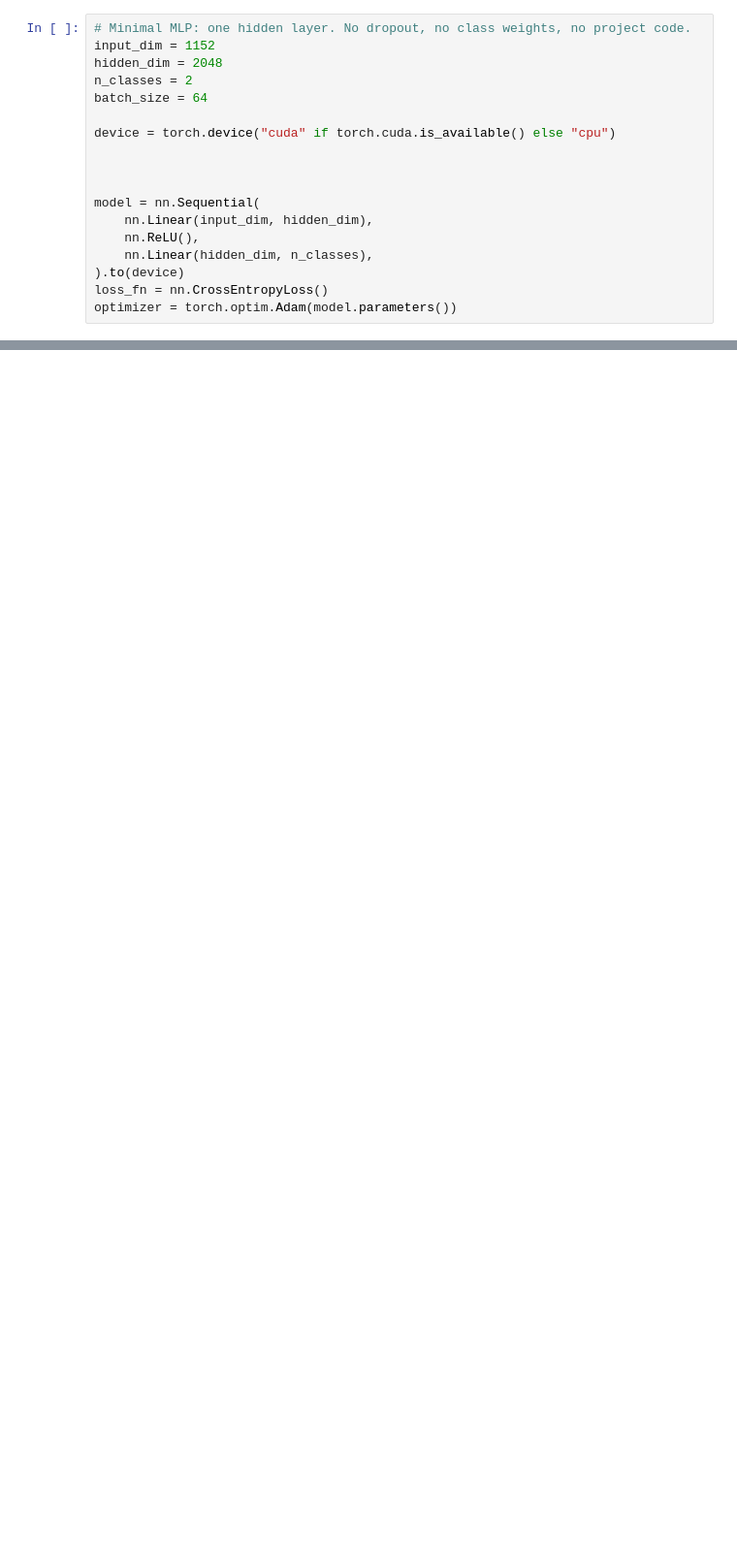
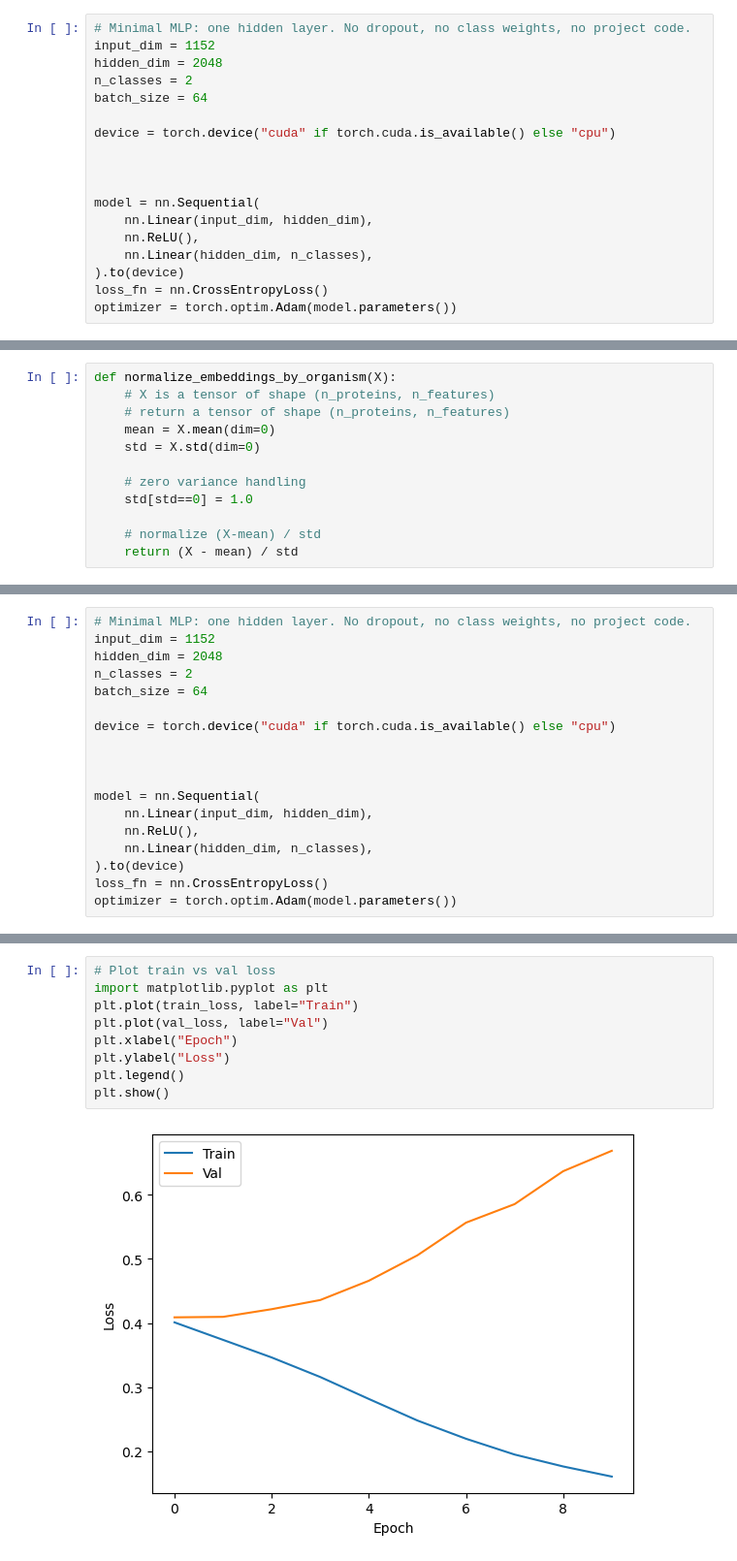
Before and after one commit to dylan33smith/GeneEssentiality, a Jupyter notebook: model2.ipynb, the cells around one changed output, grey strips where cells are left out. Shown at 97% size. Saved outputs shown, nothing was run; the diff lists cells and outputs as text; blank space fills up the shorter version.

```diff
--- a/model2.ipynb
+++ b/model2.ipynb
@@ -187,0 +180,12 @@ plt.show()
+# %%
+def normalize_embeddings_by_organism(X):
+    # X is a tensor of shape (n_proteins, n_features)
+    # return a tensor of shape (n_proteins, n_features)
+    mean = X.mean(dim=0)
+    std = X.std(dim=0)
+
+    # zero variance handling
+    std[std==0] = 1.0
+
+    # normalize (X-mean) / std
+    return (X - mean) / std
@@ -187,0 +268,18 @@ plt.show()
+# %%
+# Minimal MLP: one hidden layer. No dropout, no class weights, no project code.
+input_dim = 1152
+hidden_dim = 2048
+n_classes = 2
+batch_size = 64
+
+device = torch.device("cuda" if torch.cuda.is_available() else "cpu")
+
+
+
+model = nn.Sequential(
+    nn.Linear(input_dim, hidden_dim),
+    nn.ReLU(),
+    nn.Linear(hidden_dim, n_classes),
+).to(device)
+loss_fn = nn.CrossEntropyLoss()
+optimizer = torch.optim.Adam(model.parameters())
@@ -187,0 +335,11 @@ plt.show()
+# %%
+# Plot train vs val loss
+import matplotlib.pyplot as plt
+plt.plot(train_loss, label="Train")
+plt.plot(val_loss, label="Val")
+plt.xlabel("Epoch")
+plt.ylabel("Loss")
+plt.legend()
+plt.show()
+# %% [output]
+[figure, added]
```
Also changed, not shown: parts of 16 cells of this notebook, 8 other files.
